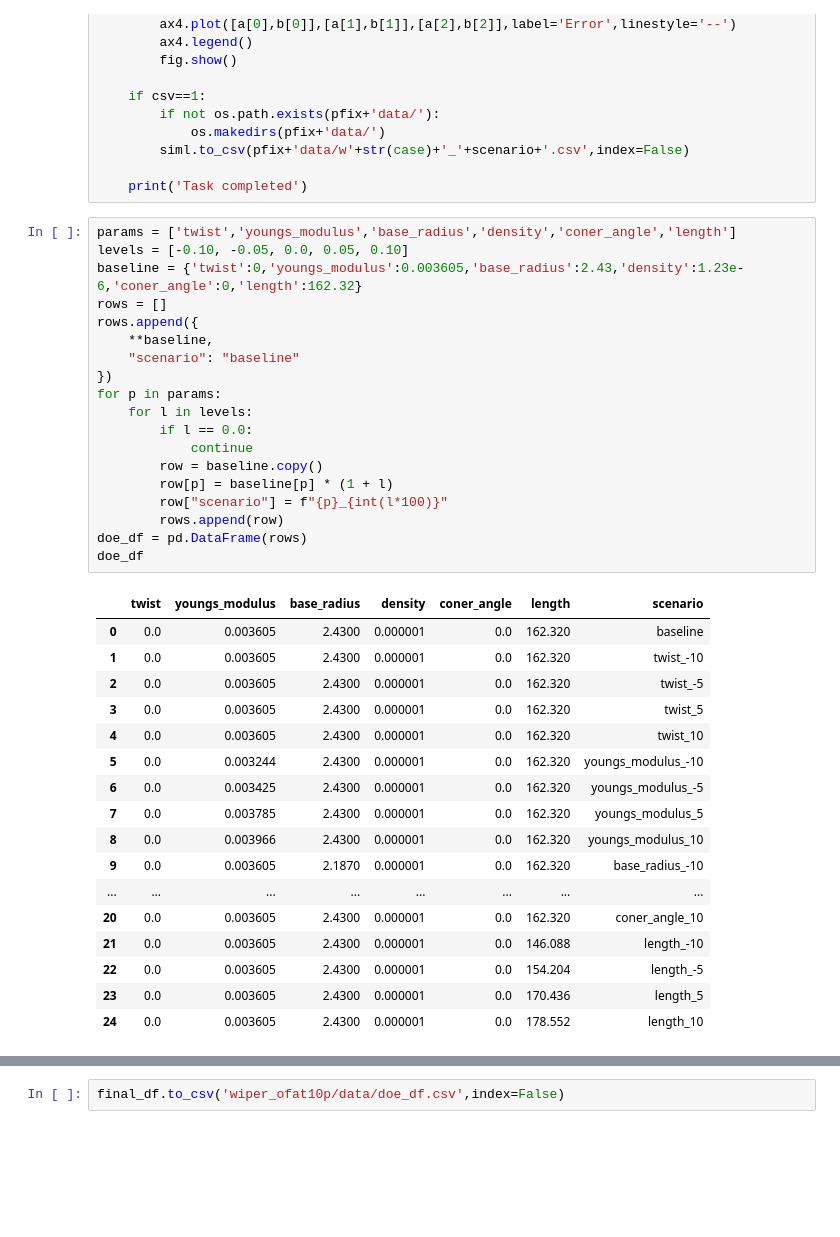
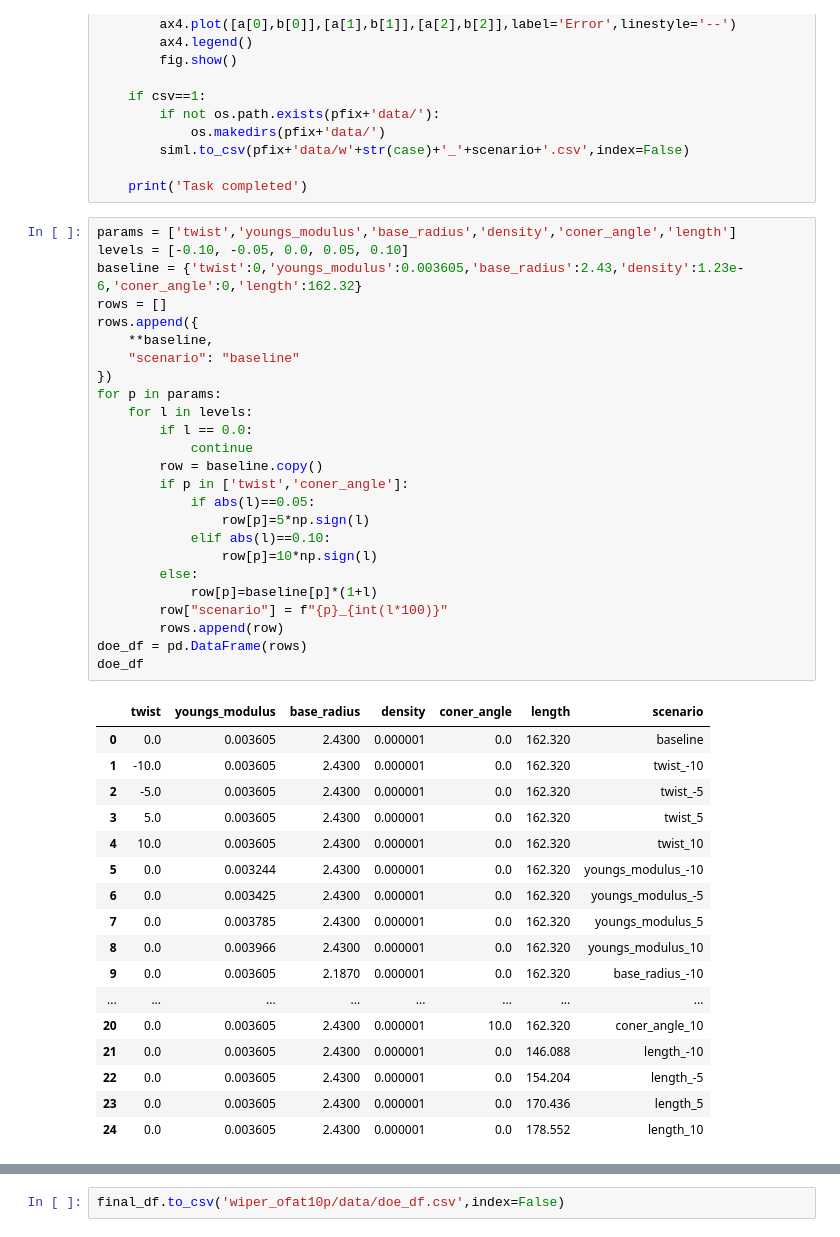
Before and after one commit to pranavduraisamy/spline-valeo, a Jupyter notebook: pyelastica/29-doe-wiper-10p-ofat.ipynb, the cells around one changed output, grey strips where cells are left out. Drawn from its saved outputs; the diff is of its cells as text; blank space fills up the shorter version.

```diff
--- a/pyelastica/29-doe-wiper-10p-ofat.ipynb
+++ b/pyelastica/29-doe-wiper-10p-ofat.ipynb
@@ -300,36 +300,42 @@ def doe_looper(tgt_dir,scenario,case=1,base_radius=2.43,density=1.23e-6,youngs_m
 # %%
 params = ['twist','youngs_modulus','base_radius','density','coner_angle','length']
 levels = [-0.10, -0.05, 0.0, 0.05, 0.10]
 baseline = {'twist':0,'youngs_modulus':0.003605,'base_radius':2.43,'density':1.23e-6,'coner_angle':0,'length':162.32}
 rows = []
 rows.append({
     **baseline,
     "scenario": "baseline"
 })
 for p in params:
     for l in levels:
         if l == 0.0:
             continue
         row = baseline.copy()
-        row[p] = baseline[p] * (1 + l)
+        if p in ['twist','coner_angle']:
+            if abs(l)==0.05:
+                row[p]=5*np.sign(l)
+            elif abs(l)==0.10:
+                row[p]=10*np.sign(l)
+        else:
+            row[p]=baseline[p]*(1+l)
         row["scenario"] = f"{p}_{int(l*100)}"
         rows.append(row)
 doe_df = pd.DataFrame(rows)
 doe_df
 # %% [output]
 |  | twist | youngs_modulus | base_radius | density | coner_angle | length | scenario |
 | 0 | 0.0 | 0.003605 | 2.4300 | 0.000001 | 0.0 | 162.320 | baseline |
-| 1 | 0.0 | 0.003605 | 2.4300 | 0.000001 | 0.0 | 162.320 | twist_-10 |
-| 2 | 0.0 | 0.003605 | 2.4300 | 0.000001 | 0.0 | 162.320 | twist_-5 |
-| 3 | 0.0 | 0.003605 | 2.4300 | 0.000001 | 0.0 | 162.320 | twist_5 |
-| 4 | 0.0 | 0.003605 | 2.4300 | 0.000001 | 0.0 | 162.320 | twist_10 |
+| 1 | -10.0 | 0.003605 | 2.4300 | 0.000001 | 0.0 | 162.320 | twist_-10 |
+| 2 | -5.0 | 0.003605 | 2.4300 | 0.000001 | 0.0 | 162.320 | twist_-5 |
+| 3 | 5.0 | 0.003605 | 2.4300 | 0.000001 | 0.0 | 162.320 | twist_5 |
+| 4 | 10.0 | 0.003605 | 2.4300 | 0.000001 | 0.0 | 162.320 | twist_10 |
 | 5 | 0.0 | 0.003244 | 2.4300 | 0.000001 | 0.0 | 162.320 | youngs_modulus_-10 |
 | 6 | 0.0 | 0.003425 | 2.4300 | 0.000001 | 0.0 | 162.320 | youngs_modulus_-5 |
 | 7 | 0.0 | 0.003785 | 2.4300 | 0.000001 | 0.0 | 162.320 | youngs_modulus_5 |
 | 8 | 0.0 | 0.003966 | 2.4300 | 0.000001 | 0.0 | 162.320 | youngs_modulus_10 |
 | 9 | 0.0 | 0.003605 | 2.1870 | 0.000001 | 0.0 | 162.320 | base_radius_-10 |
 | ... | ... | ... | ... | ... | ... | ... | ... |
-| 20 | 0.0 | 0.003605 | 2.4300 | 0.000001 | 0.0 | 162.320 | coner_angle_10 |
+| 20 | 0.0 | 0.003605 | 2.4300 | 0.000001 | 10.0 | 162.320 | coner_angle_10 |
 | 21 | 0.0 | 0.003605 | 2.4300 | 0.000001 | 0.0 | 146.088 | length_-10 |
 | 22 | 0.0 | 0.003605 | 2.4300 | 0.000001 | 0.0 | 154.204 | length_-5 |
 | 23 | 0.0 | 0.003605 | 2.4300 | 0.000001 | 0.0 | 170.436 | length_5 |
```
Also changed, not shown: parts of 2 cells of this notebook, 58 other files.
